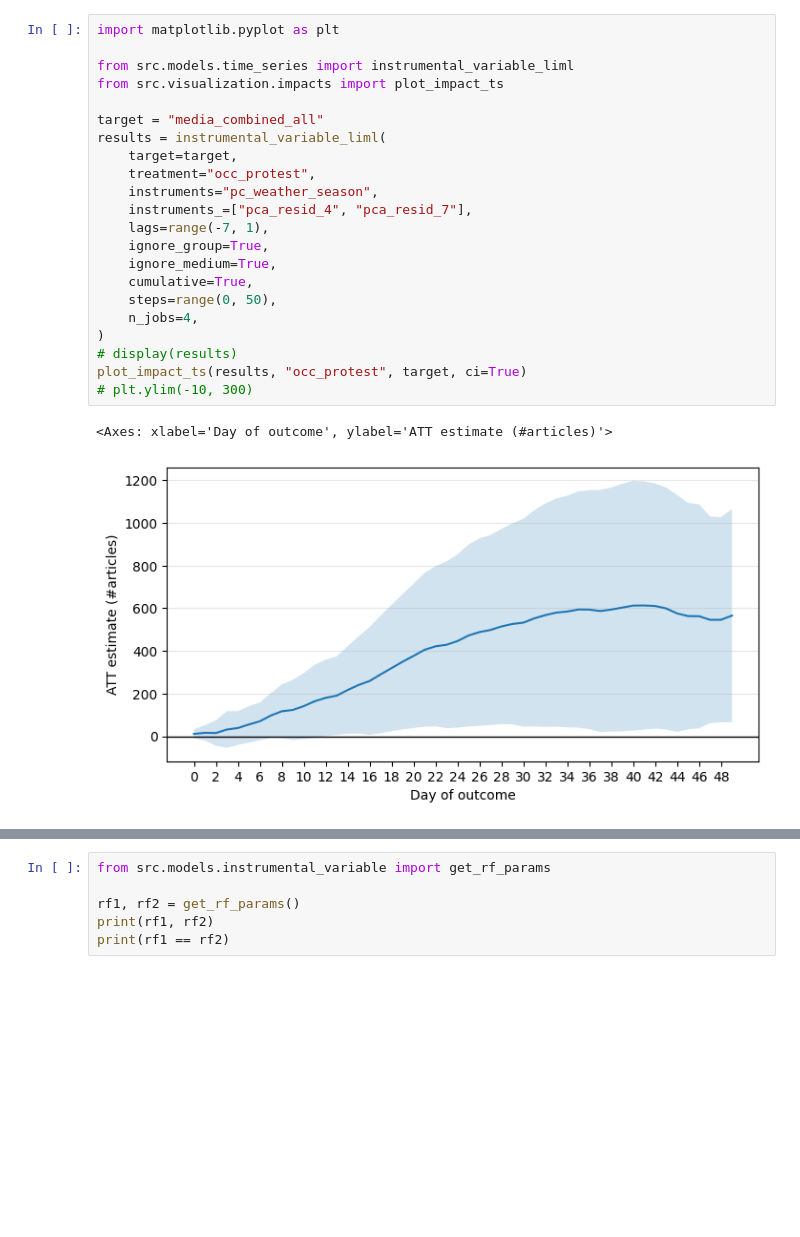
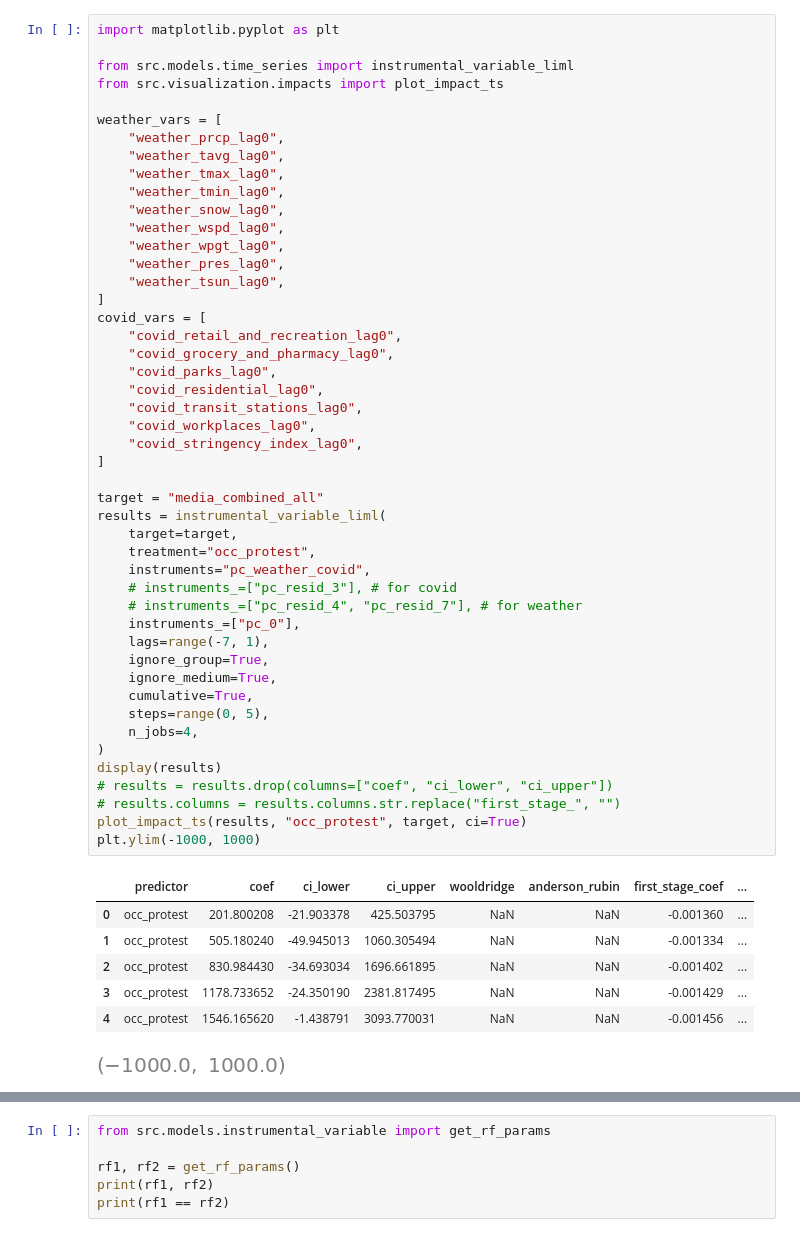
Before and after one commit to davidpomerenke/protest-impact, a Jupyter notebook: notebooks/instrumental_variable.ipynb, the cells around one changed output, grey strips where cells are left out. Drawn from its saved outputs; the diff is of its cells as text; blank space fills up the shorter version.

```diff
--- a/notebooks/instrumental_variable.ipynb
+++ b/notebooks/instrumental_variable.ipynb
@@ -148,25 +156,55 @@ for loadings_df in loadings_dfs:
 # %%
 import matplotlib.pyplot as plt
 
 from src.models.time_series import instrumental_variable_liml
 from src.visualization.impacts import plot_impact_ts
 
+weather_vars = [
+    "weather_prcp_lag0",
+    "weather_tavg_lag0",
+    "weather_tmax_lag0",
+    "weather_tmin_lag0",
+    "weather_snow_lag0",
+    "weather_wspd_lag0",
+    "weather_wpgt_lag0",
+    "weather_pres_lag0",
+    "weather_tsun_lag0",
+]
+covid_vars = [
+    "covid_retail_and_recreation_lag0",
+    "covid_grocery_and_pharmacy_lag0",
+    "covid_parks_lag0",
+    "covid_residential_lag0",
+    "covid_transit_stations_lag0",
+    "covid_workplaces_lag0",
+    "covid_stringency_index_lag0",
+]
+
 target = "media_combined_all"
 results = instrumental_variable_liml(
     target=target,
     treatment="occ_protest",
-    instruments="pc_weather_season",
-    instruments_=["pca_resid_4", "pca_resid_7"],
+    instruments="pc_weather_covid",
+    # instruments_=["pc_resid_3"], # for covid
+    # instruments_=["pc_resid_4", "pc_resid_7"], # for weather
+    instruments_=["pc_0"],
     lags=range(-7, 1),
     ignore_group=True,
     ignore_medium=True,
     cumulative=True,
-    steps=range(0, 50),
+    steps=range(0, 5),
     n_jobs=4,
 )
-# display(results)
+display(results)
+# results = results.drop(columns=["coef", "ci_lower", "ci_upper"])
+# results.columns = results.columns.str.replace("first_stage_", "")
 plot_impact_ts(results, "occ_protest", target, ci=True)
-# plt.ylim(-10, 300)
+plt.ylim(-1000, 1000)
 # %% [output]
-<Axes: xlabel='Day of outcome', ylabel='ATT estimate (#articles)'>
+|  | predictor | coef | ci_lower | ci_upper | wooldridge | anderson_rubin | first_stage_coef | ... |
+| 0 | occ_protest | 201.800208 | -21.903378 | 425.503795 | NaN | NaN | -0.001360 | ... |
+| 1 | occ_protest | 505.180240 | -49.945013 | 1060.305494 | NaN | NaN | -0.001334 | ... |
+| 2 | occ_protest | 830.984430 | -34.693034 | 1696.661895 | NaN | NaN | -0.001402 | ... |
+| 3 | occ_protest | 1178.733652 | -24.350190 | 2381.817495 | NaN | NaN | -0.001429 | ... |
+| 4 | occ_protest | 1546.165620 | -1.438791 | 3093.770031 | NaN | NaN | -0.001456 | ... |
-[figure, old version]
+[figure, new version]
```
Also changed, not shown: parts of 10 cells of this notebook, 2 other files.
